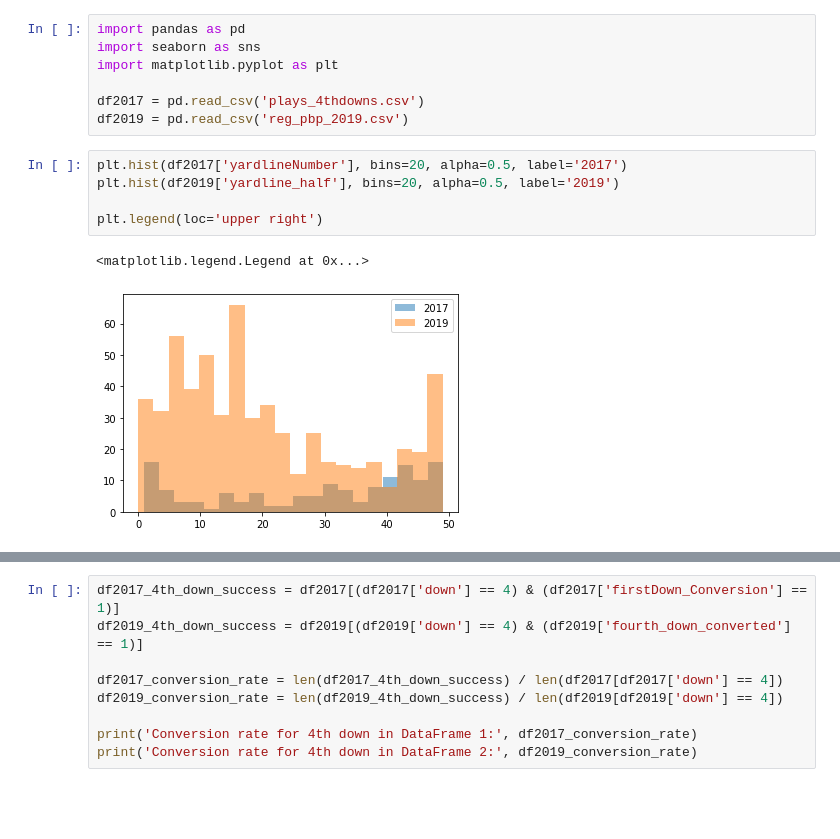
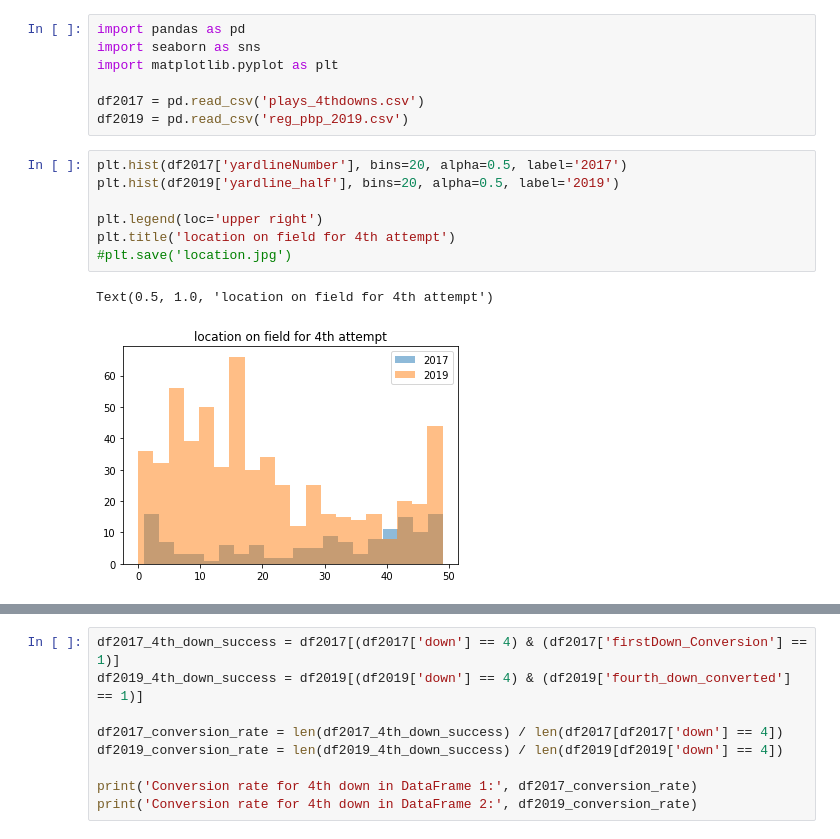
Before and after one commit to butzujac/CMSE-202-Project-NFL4thDowns, a Jupyter notebook: How has 4th changed.ipynb, the cells around one changed output, grey strips where cells are left out. Cells and saved outputs as stored; diff of their text form; blank space fills up the shorter version.

```diff
--- a/How has 4th changed.ipynb
+++ b/How has 4th changed.ipynb
@@ -8,8 +8,10 @@ df2019 = pd.read_csv('reg_pbp_2019.csv')
 # %%
 plt.hist(df2017['yardlineNumber'], bins=20, alpha=0.5, label='2017')
 plt.hist(df2019['yardline_half'], bins=20, alpha=0.5, label='2019')
 
 plt.legend(loc='upper right')
+plt.title('location on field for 4th attempt')
+#plt.save('location.jpg')
 # %% [output]
-<matplotlib.legend.Legend at 0x...>
+Text(0.5, 1.0, 'location on field for 4th attempt')
-[figure, old version]
+[figure, new version]
```
Also changed, not shown: parts of 7 cells of this notebook, 4 other files.
